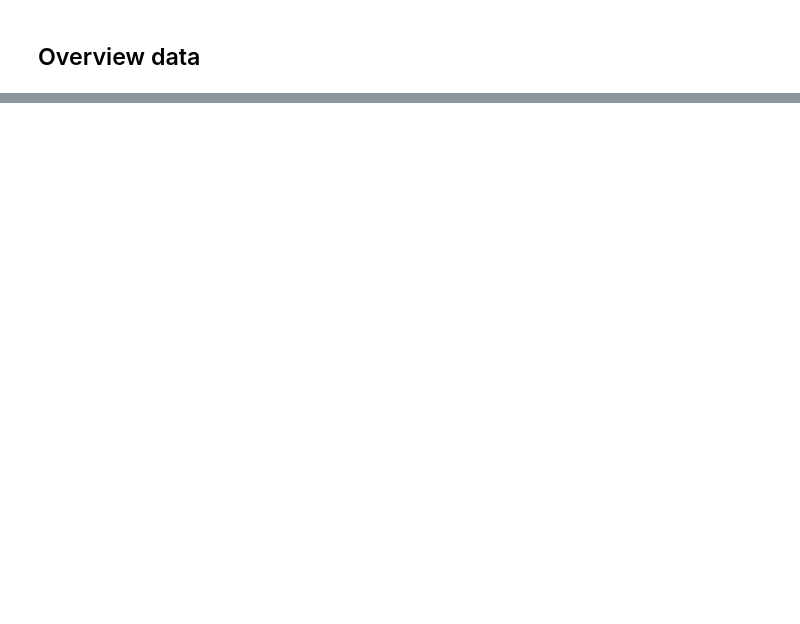
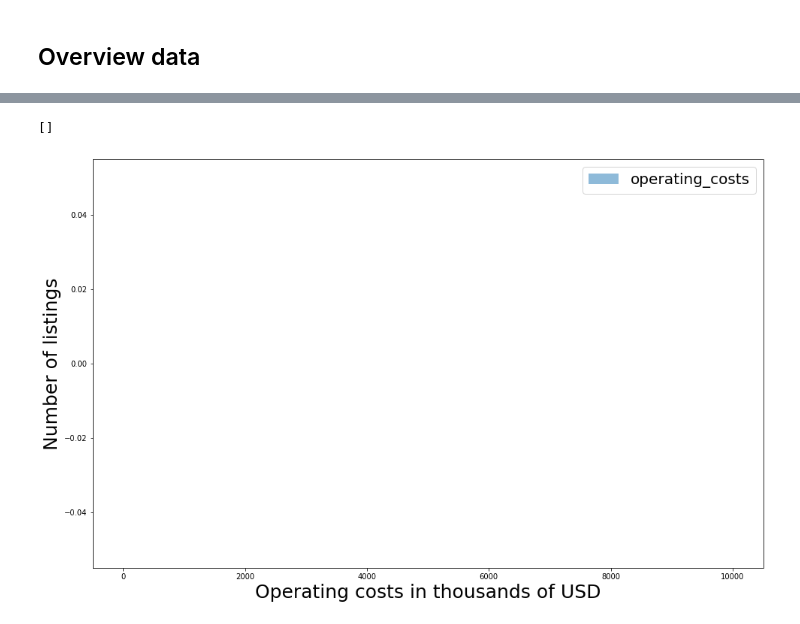
Before and after one commit to orchardpark/realsweden, a Jupyter notebook: property_market.ipynb, the cells around one changed output, grey strips where cells are left out. Saved outputs shown, nothing was run; the diff lists cells and outputs as text; code cells hidden in the pictures; blank space fills up the shorter version.

```diff
--- a/property_market.ipynb
+++ b/property_market.ipynb
@@ -68,0 +69,11 @@ plt.title('Difference between closing and asking price in thousands of USD', fon
+# %%
+bins = np.linspace(0, 10000, 100)
+plt.figure(figsize=(16,10))
+plt.hist(closed_listings['operating_costs']/1e4, bins, alpha=0.5, label='operating_costs')
+plt.xlabel("Operating costs in thousands of USD",fontsize=25)
+plt.ylabel("Number of listings", fontsize=25)
+plt.legend(loc='upper right', prop={'size': 20})
+plt.plot()
+# %% [output]
+[]
+[figure, added]
```
Also changed, not shown: parts of 5 cells of this notebook.
